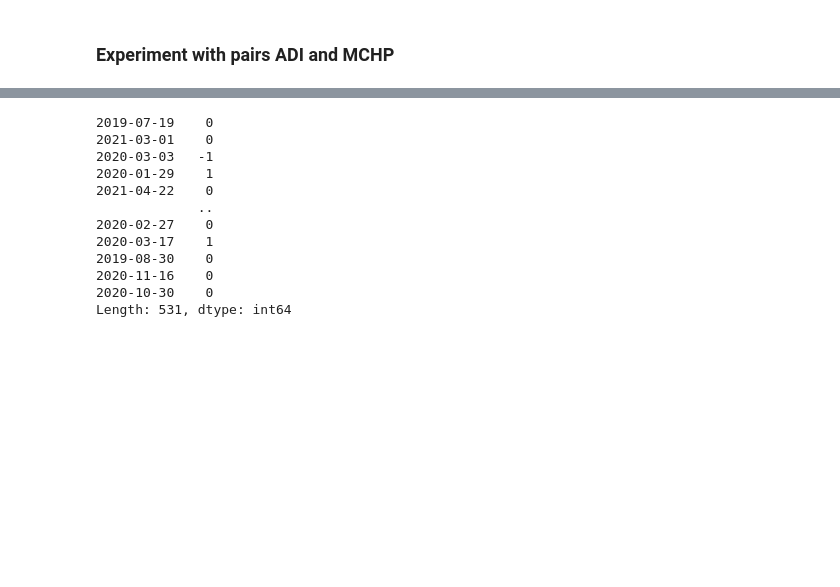
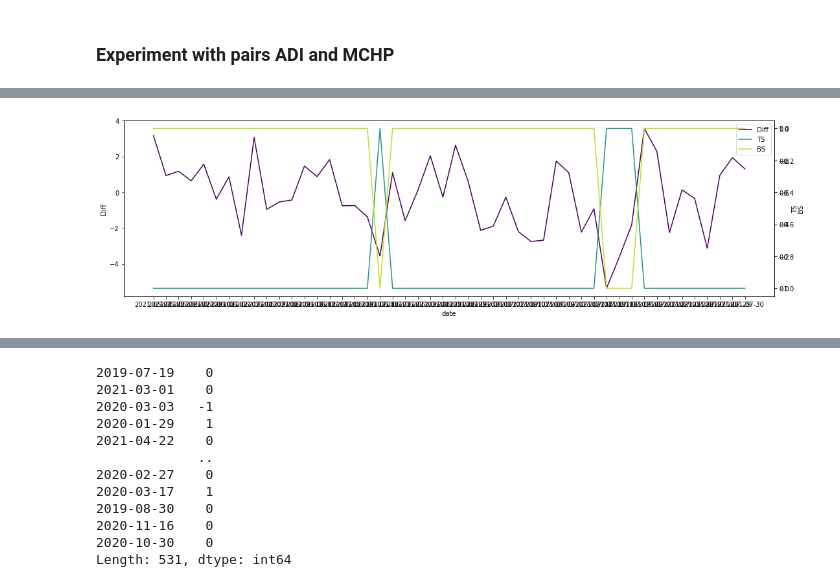
Before and after one commit to kunalc10/appianway, a Jupyter notebook: notebooks/trading_pairs.ipynb, the cells around one changed output, grey strips where cells are left out. Cells and saved outputs as stored; diff of their text form; code cells hidden in the pictures; blank space fills up the shorter version.

```diff
--- a/notebooks/trading_pairs.ipynb
+++ b/notebooks/trading_pairs.ipynb
@@ -147,2 +114,7 @@ econometrics.plot_individual_series(differenced_series,title="error")
 # %%
-top_strategy, bottom_strategy, datelist = econometrics.generate_mad_signals(differenced_series)
+top_strategy, bottom_strategy, datelist = generate_mad_signals(differenced_series,3,0,window=30)
+# %%
+plot_triple_curves(pd.Series(top_strategy, index=datelist),
+                   pd.Series(bottom_strategy, index=datelist), differenced_series, "date", "indicator", "p diff", "TS", "BS","Diff")
+# %% [output]
+[figure, added]
```
Also changed, not shown: parts of 16 cells of this notebook, 1 other file.
